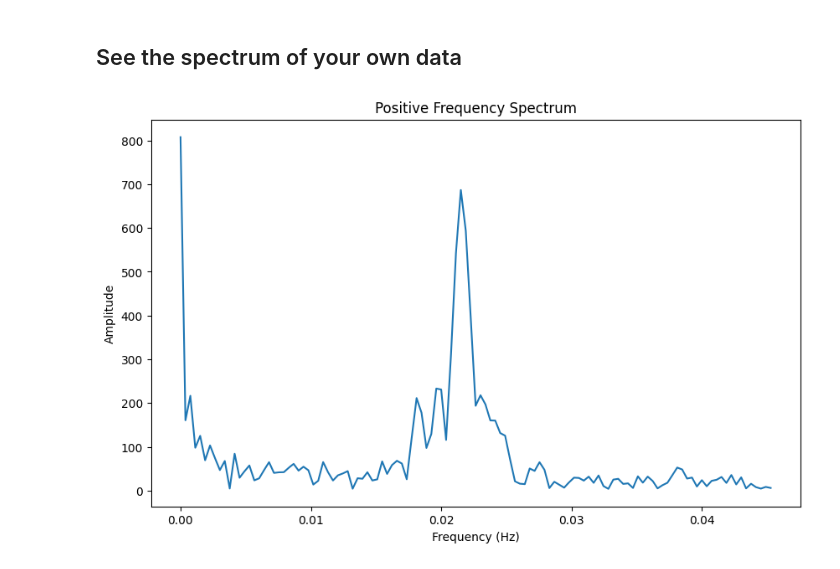
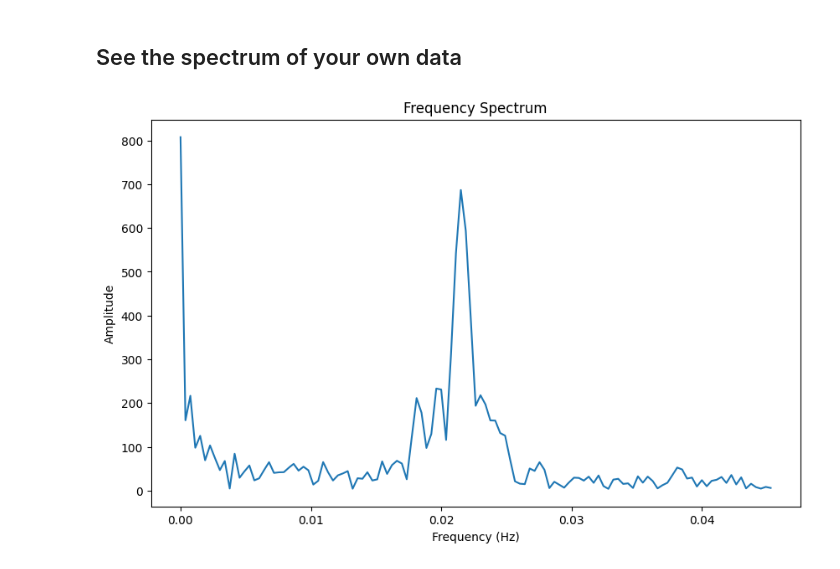
Before and after one commit to nimRobotics/fft-demo, a Jupyter notebook: signal-fft.ipynb, the cells around one changed output. Saved outputs shown, nothing was run; the diff lists cells and outputs as text; code cells hidden in the pictures.

```diff
--- a/signal-fft.ipynb
+++ b/signal-fft.ipynb
@@ -100,23 +100,23 @@ plt.show()
 # %%
 # load csv file
 data = pd.read_csv('https://raw.githubusercontent.com/nimRobotics/fft-demo/master/acc-data.csv')
 # data = pd.read_csv('acc-data.csv') # timestamp (unix), AccY
 time = data['timestamp']
 acc_y = data['AccY']
 
 # Perform Fourier transform
 fft_signal = fft(acc_y.values)
 freqs = fftfreq(len(time), time[1] - time[0])
 
 # Plot only positive frequencies
 positive_freqs = freqs[freqs >= 0]
 positive_amplitudes = np.abs(fft_signal)[freqs >= 0]
 
 plt.figure(figsize=(10, 6))
 plt.plot(positive_freqs, positive_amplitudes)
-plt.title('Positive Frequency Spectrum')
+plt.title('Frequency Spectrum')
 plt.xlabel('Frequency (Hz)')
 plt.ylabel('Amplitude')
 plt.show()
 # %% [output]
-[figure, old version]
+[figure, new version]
```
Also changed, not shown: parts of 1 cell of this notebook, 1 other file.
